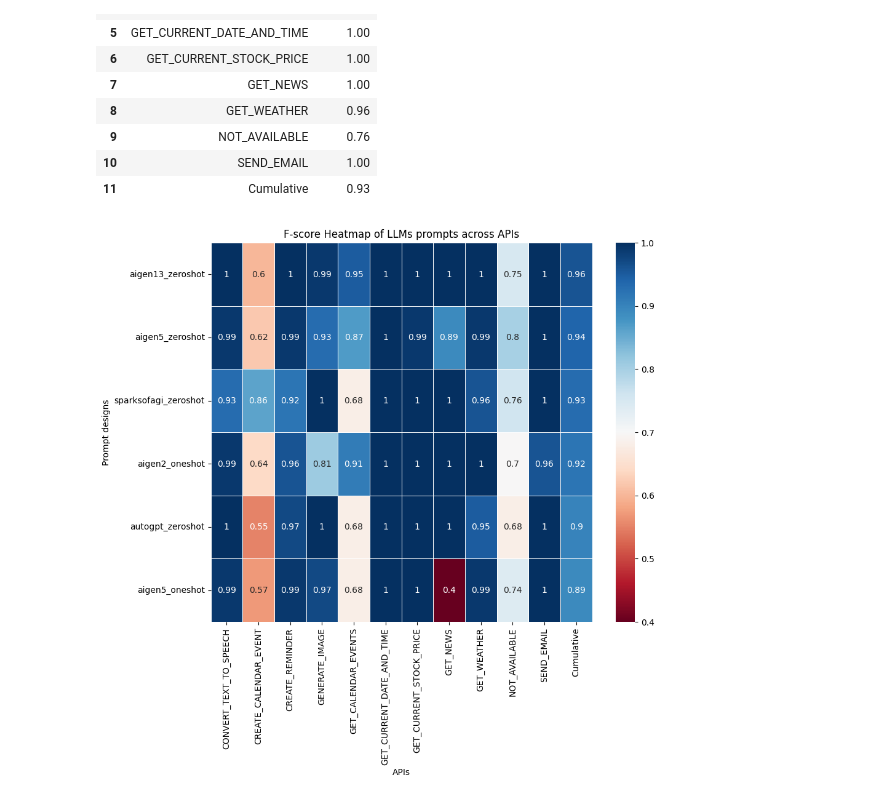
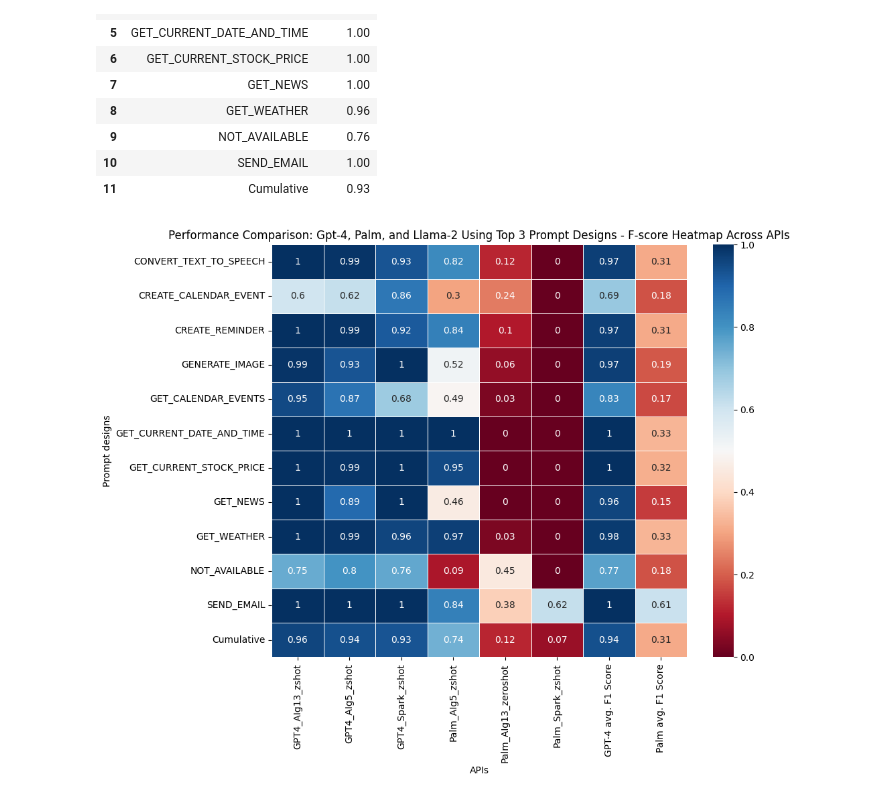
Before and after one commit to bmmseven/llm-api-experiences, a Jupyter notebook: thesis_dt_f1_score_across_diffrent_LLMs.ipynb, the cells around one changed output. Saved outputs shown, nothing was run; the diff lists cells and outputs as text; code cells hidden in the pictures.

Commit message:
3rd exp test reualt of Palm using AIgen_5 zeroshot prompt and its updated dt analysis calculations

```diff
--- a/thesis_dt_f1_score_across_diffrent_LLMs.ipynb
+++ b/thesis_dt_f1_score_across_diffrent_LLMs.ipynb
@@ -130,14 +66,48 @@ autogpt_zeroshot_df = read_and_process('summary_autogpt_zeroshot.csv', 'autogpt_
+# %%
+# GPT-4 dt
+GPT4_aigen13_zeroshot_df = read_and_process('summary_aigen13_zeroshot.csv', 'GPT4_AIg13_zshot')
+GPT4_sparksofagi_zeroshot_df = read_and_process('summary_sparksofagi_zeroshot.csv', 'GPT4_Spark_zshot')
+GPT4_aigen5_zeroshot_df = read_and_process('summary_aigen5_zeroshot.csv', 'GPT4_AIg5_zshot')
+
+# GPT-4 dt Concatenate the DataFrames along the columns axis
+dfs_combined = pd.concat([GPT4_aigen13_zeroshot_df, GPT4_sparksofagi_zeroshot_df, GPT4_aigen5_zeroshot_df], axis=1)
+
+# GPT-4 dt Compute the average across columns for each row
+GPT4_average_df = dfs_combined.mean(axis=1).to_frame(name="GPT-4 avg. F1 Score").round(2)
+
+
+# Palm dt
+Palm_aigen13_zeroshot_df = read_and_process('summary_palm_using_aigen13_zeroshot.csv', 'Palm_AIg13_zeroshot')
+Palm_sparksofagi_zeroshot_df = read_and_process('summary_palm_using_sparksofagi.csv', 'Palm_Spark_zshot')
+Palm_aigen5_zeroshot_df = read_and_process('summary_palm_using_aigen5_zeroshot.csv', 'Palm_AIg5_zshot')
+
+# Palm dt Concatenate the DataFrames along the columns axis
+dfs_combined = pd.concat([Palm_aigen13_zeroshot_df, Palm_sparksofagi_zeroshot_df, Palm_aigen5_zeroshot_df], axis=1)
+
+# Palm dt Compute the average across columns for each row
+Palm_average_df = dfs_combined.mean(axis=1).to_frame(name="Palm avg. F1 Score").round(2)
+
+# Llama2 dt
+Llama2_aigen13_zeroshot_df = read_and_process('summary_aigen13_zeroshot.csv', 'Llama2_AIg13_zeroshot')
+Llama2_sparksofagi_zeroshot_df = read_and_process('summary_sparksofagi_zeroshot.csv', 'Llama2_Spark_zshot')
+Llama2_aigen5_zeroshot_df = read_and_process('summary_aigen5_zeroshot.csv', 'Llama2_AIg5_zshot')
+
+# Palm dt Concatenate the DataFrames along the columns axis
+dfs_combined = pd.concat([Llama2_aigen13_zeroshot_df, Llama2_sparksofagi_zeroshot_df, Llama2_aigen5_zeroshot_df], axis=1)
+
+# Palm dt Compute the average across columns for each row
+Llama2_average_df = dfs_combined.mean(axis=1).to_frame(name="Llama-2 avg. F1 Score").round(2)
 # %%
 # Concatenate DataFrames side by side
-df = pd.concat([aigen13_zeroshot_df, aigen5_zeroshot_df, sparksofagi_zeroshot_df, aigen2_oneshot_df, autogpt_zeroshot_df, aigen5_oneshot_df], axis=1)
-final_df_transposed = df.T
+df = pd.concat([GPT4_aigen13_zeroshot_df, GPT4_aigen5_zeroshot_df, GPT4_sparksofagi_zeroshot_df, Palm_aigen5_zeroshot_df, Palm_aigen13_zeroshot_df, Palm_sparksofagi_zeroshot_df, GPT4_average_df, Palm_average_df], axis=1)#, aigen2_oneshot_df, autogpt_zeroshot_df, aigen5_oneshot_df], axis=1)
+final_df_transposed = df
 # %%
 # Plot the heatmap
 plt.figure(figsize=(10, 8))
 ax = sns.heatmap(final_df_transposed, annot=True, cmap="RdBu", linewidths=0.5)
 ax.set_ylabel('Prompt designs')
 ax.set_xlabel('APIs')
-plt.title('F-score Heatmap of LLMs prompts across APIs')
+plt.title('Performance Comparison: Gpt-4, Palm, and Llama-2 Using Top 3 Prompt Designs - F-score Heatmap Across APIs')
 plt.show()
 # %% [output]
-[figure, old version]
+[figure, new version]
```
Also changed, not shown: parts of 7 cells of this notebook, 4 other files.
